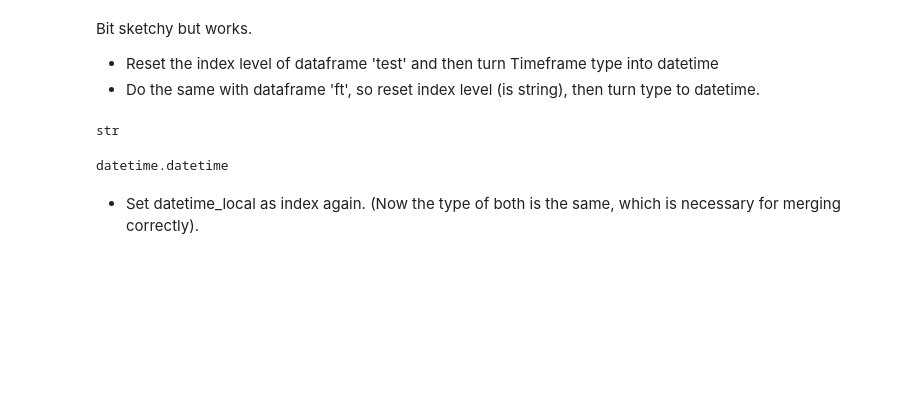
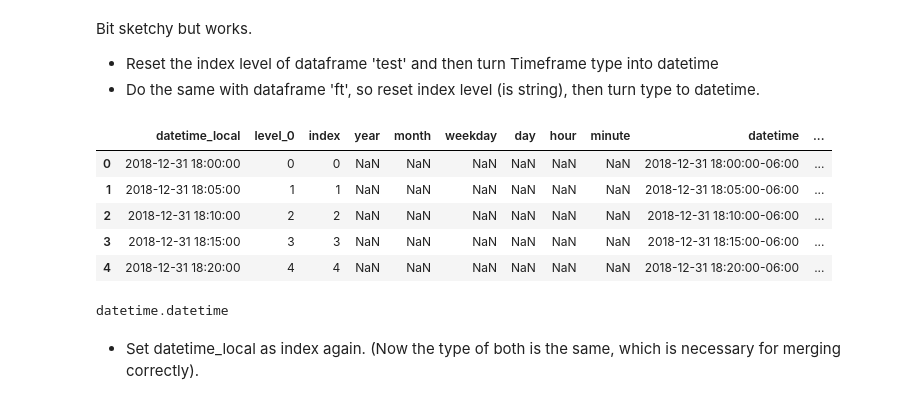
Before and after one commit to Robpennekamp/AppliedMachineLearning, a Jupyter notebook: AppliedMLdataproject2Suus.ipynb, the cells around one changed output. Cells and saved outputs as stored; diff of their text form; code cells hidden in the pictures; blank space fills up the shorter version.

```diff
--- a/AppliedMLdataproject2Suus.ipynb
+++ b/AppliedMLdataproject2Suus.ipynb
@@ -105,8 +106,14 @@ test = test.reset_index(level=[0])
 test['datetime_local'] = pd.to_datetime(test['datetime_local'], unit='s')
 test['datetime_local'] = pd.Series(test.datetime_local.dt.to_pydatetime(), dtype='O')
 # %%
-ft = ft.reset_index(level=[0])
+#ft = ft.reset_index(level=[0])
 type(ft['datetime_UTC'][0])
+ft.head()
 # %% [output]
-str
+|  | datetime_local | level_0 | index | year | month | weekday | day | hour | minute | datetime | ... |
+| 0 | 2018-12-31 18:00:00 | 0 | 0 | NaN | NaN | NaN | NaN | NaN | NaN | 2018-12-31 18:00:00-06:00 | ... |
+| 1 | 2018-12-31 18:05:00 | 1 | 1 | NaN | NaN | NaN | NaN | NaN | NaN | 2018-12-31 18:05:00-06:00 | ... |
+| 2 | 2018-12-31 18:10:00 | 2 | 2 | NaN | NaN | NaN | NaN | NaN | NaN | 2018-12-31 18:10:00-06:00 | ... |
+| 3 | 2018-12-31 18:15:00 | 3 | 3 | NaN | NaN | NaN | NaN | NaN | NaN | 2018-12-31 18:15:00-06:00 | ... |
+| 4 | 2018-12-31 18:20:00 | 4 | 4 | NaN | NaN | NaN | NaN | NaN | NaN | 2018-12-31 18:20:00-06:00 | ... |
 # %%
```
Also changed, not shown: parts of 21 cells of this notebook, 2 other files.
